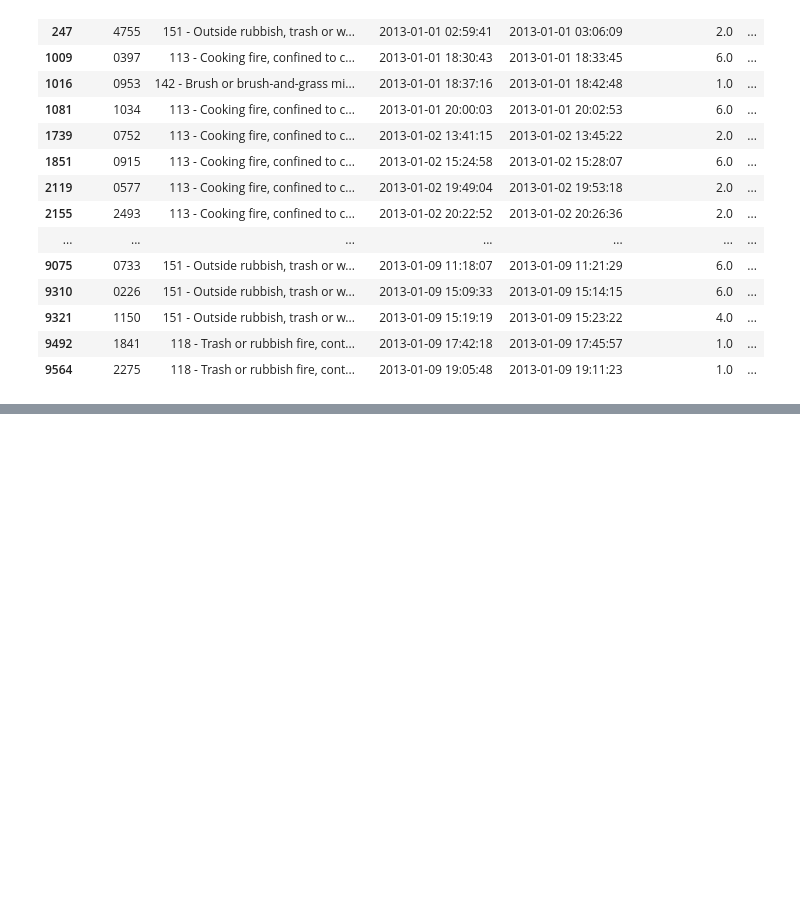
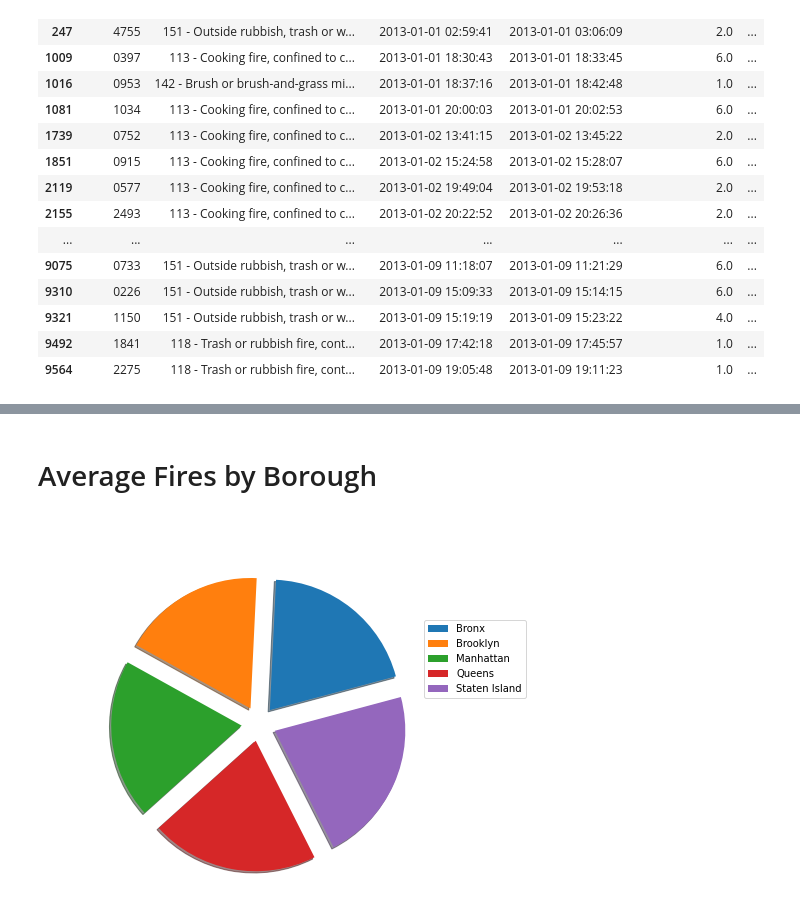
Before and after one commit to daiyanc/nyc_fires, a Jupyter notebook: data_visualization.ipynb, the cells around one changed output, grey strips where cells are left out. Cells and saved outputs as stored; diff of their text form; code cells hidden in the pictures; blank space fills up the shorter version.

```diff
--- a/data_visualization.ipynb
+++ b/data_visualization.ipynb
@@ -523,0 +549,14 @@ si
+# %% [markdown]
+# Average Fires by Borough
+# %%
+# Pie Chart - Average
+avg_labels = ['Bronx', 'Brooklyn', 'Manhattan', 'Queens', 'Staten Island']
+avg_values = [bronx_average, brooklyn_average, manhattan_average, queens_average, si_average]
+avg_explode = [0.2] * len(avg_labels)
+plt.pie(avg_values, labels=avg_labels, radius=1.5, shadow=True,
+textprops={'color':'w'}, explode=avg_explode, startangle=15)
+plt.title('Average Fires Response Times 2013-2018 by Borough', color='w', y=1.35)
+plt.legend(avg_labels, bbox_to_anchor=(1.75, 1), ncol=1)
+plt.show()
+# %% [output]
+[figure, added]
```
Also changed, not shown: parts of 6 cells of this notebook.
